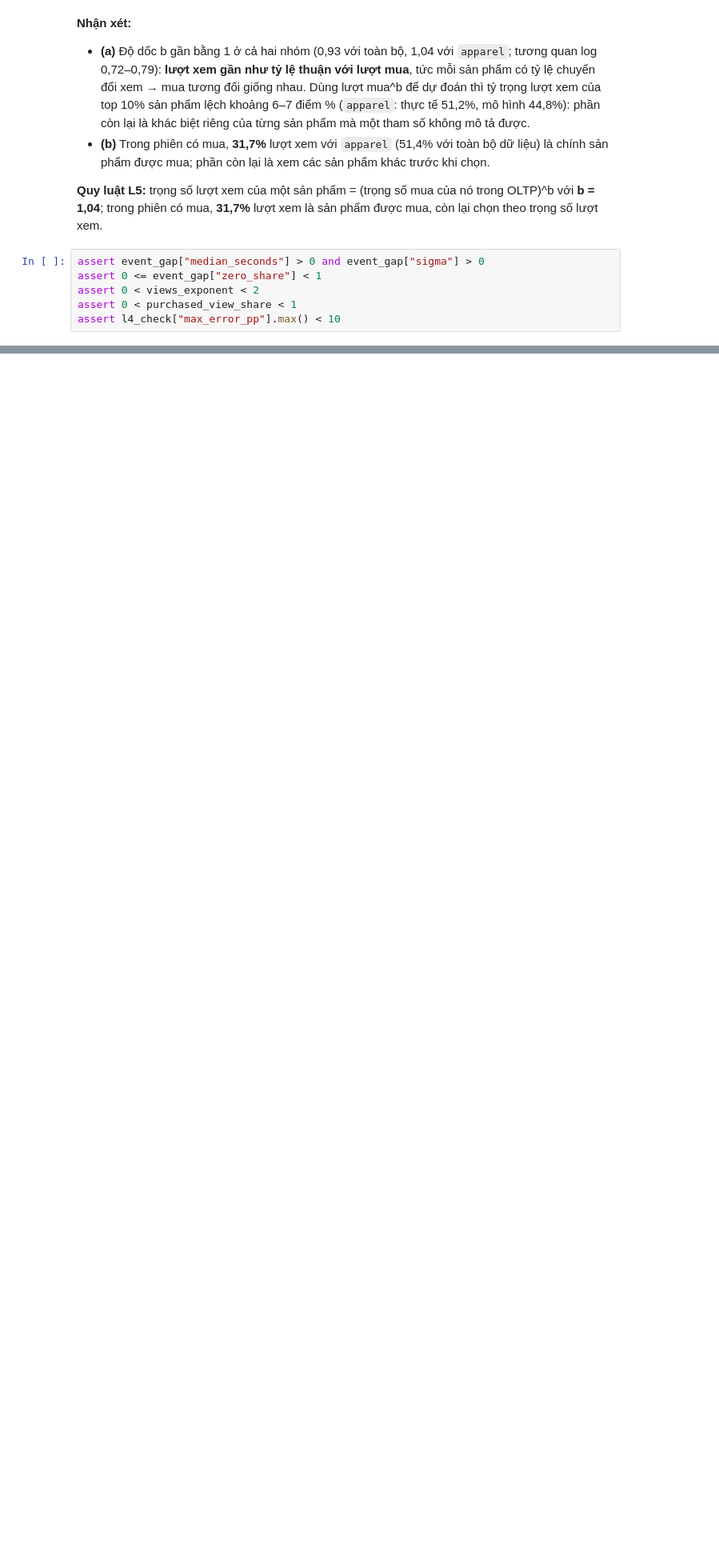
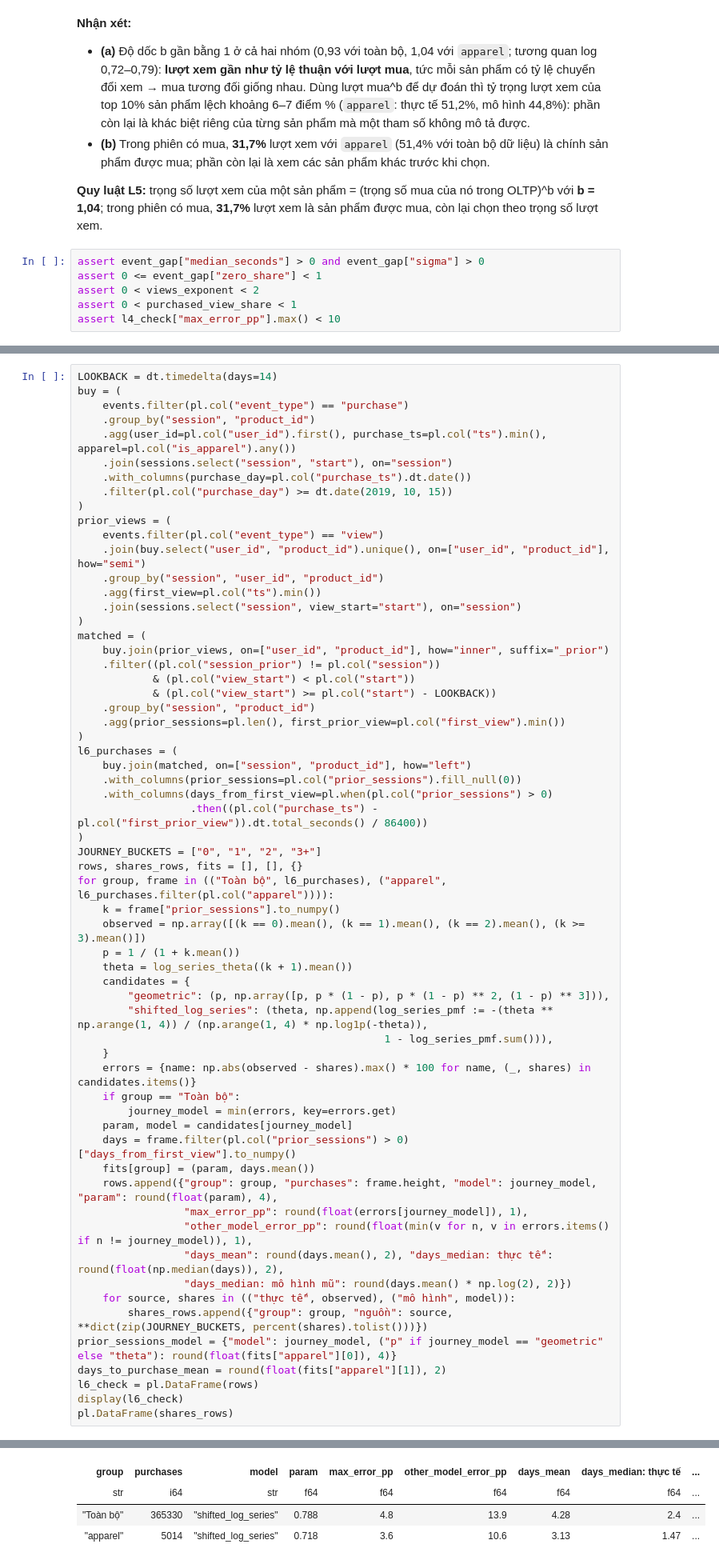
Before and after one commit to DanhTrannn/dk-ecommerce-data-platform, a Jupyter notebook: generator/notebooks/browsing_behavior_eda.ipynb, the cells around one changed output, grey strips where cells are left out. Shown at 80% size. Saved outputs shown, nothing was run; the diff lists cells and outputs as text; blank space fills up the shorter version.

Commit message:
feat(eda): measure multi-session purchase journeys

```diff
--- a/generator/notebooks/browsing_behavior_eda.ipynb
+++ b/generator/notebooks/browsing_behavior_eda.ipynb
@@ -479,0 +486,62 @@ assert l4_check["max_error_pp"].max() < 10
+# %%
+LOOKBACK = dt.timedelta(days=14)
+buy = (
+    events.filter(pl.col("event_type") == "purchase")
+    .group_by("session", "product_id")
+    .agg(user_id=pl.col("user_id").first(), purchase_ts=pl.col("ts").min(), apparel=pl.col("is_apparel").any())
+    .join(sessions.select("session", "start"), on="session")
+    .with_columns(purchase_day=pl.col("purchase_ts").dt.date())
+    .filter(pl.col("purchase_day") >= dt.date(2019, 10, 15))
+)
+prior_views = (
+    events.filter(pl.col("event_type") == "view")
+    .join(buy.select("user_id", "product_id").unique(), on=["user_id", "product_id"], how="semi")
+    .group_by("session", "user_id", "product_id")
+    .agg(first_view=pl.col("ts").min())
+    .join(sessions.select("session", view_start="start"), on="session")
+)
+matched = (
+    buy.join(prior_views, on=["user_id", "product_id"], how="inner", suffix="_prior")
+    .filter((pl.col("session_prior") != pl.col("session"))
+            & (pl.col("view_start") < pl.col("start"))
+            & (pl.col("view_start") >= pl.col("start") - LOOKBACK))
+    .group_by("session", "product_id")
+    .agg(prior_sessions=pl.len(), first_prior_view=pl.col("first_view").min())
+)
+l6_purchases = (
+    buy.join(matched, on=["session", "product_id"], how="left")
+    .with_columns(prior_sessions=pl.col("prior_sessions").fill_null(0))
+    .with_columns(days_from_first_view=pl.when(pl.col("prior_sessions") > 0)
+                  .then((pl.col("purchase_ts") - pl.col("first_prior_view")).dt.total_seconds() / 86400))
+)
+JOURNEY_BUCKETS = ["0", "1", "2", "3+"]
+rows, shares_rows, fits = [], [], {}
+for group, frame in (("Toàn bộ", l6_purchases), ("apparel", l6_purchases.filter(pl.col("apparel")))):
+    k = frame["prior_sessions"].to_numpy()
+    observed = np.array([(k == 0).mean(), (k == 1).mean(), (k == 2).mean(), (k >= 3).mean()])
+    p = 1 / (1 + k.mean())
+    theta = log_series_theta((k + 1).mean())
+    candidates = {
+        "geometric": (p, np.array([p, p * (1 - p), p * (1 - p) ** 2, (1 - p) ** 3])),
+        "shifted_log_series": (theta, np.append(log_series_pmf := -(theta ** np.arange(1, 4)) / (np.arange(1, 4) * np.log1p(-theta)),
+                                                 1 - log_series_pmf.sum())),
+    }
+    errors = {name: np.abs(observed - shares).max() * 100 for name, (_, shares) in candidates.items()}
+    if group == "Toàn bộ":
+        journey_model = min(errors, key=errors.get)
+    param, model = candidates[journey_model]
+    days = frame.filter(pl.col("prior_sessions") > 0)["days_from_first_view"].to_numpy()
+    fits[group] = (param, days.mean())
+    rows.append({"group": group, "purchases": frame.height, "model": journey_model, "param": round(float(param), 4),
+                 "max_error_pp": round(float(errors[journey_model]), 1),
+                 "other_model_error_pp": round(float(min(v for n, v in errors.items() if n != journey_model)), 1),
+                 "days_mean": round(days.mean(), 2), "days_median: thực tế": round(float(np.median(days)), 2),
+                 "days_median: mô hình mũ": round(days.mean() * np.log(2), 2)})
+    for source, shares in (("thực tế", observed), ("mô hình", model)):
+        shares_rows.append({"group": group, "nguồn": source, **dict(zip(JOURNEY_BUCKETS, percent(shares).tolist()))})
+prior_sessions_model = {"model": journey_model, ("p" if journey_model == "geometric" else "theta"): round(float(fits["apparel"][0]), 4)}
+days_to_purchase_mean = round(float(fits["apparel"][1]), 2)
+l6_check = pl.DataFrame(rows)
+display(l6_check)
+pl.DataFrame(shares_rows)
+# %% [output]
@@ -479,0 +549,4 @@ assert l4_check["max_error_pp"].max() < 10
+| group | purchases | model | param | max_error_pp | other_model_error_pp | days_mean | days_median: thực tế | ... |
+| str | i64 | str | f64 | f64 | f64 | f64 | f64 | ... |
+| "Toàn bộ" | 365330 | "shifted_log_series" | 0.788 | 4.8 | 13.9 | 4.28 | 2.4 | ... |
+| "apparel" | 5014 | "shifted_log_series" | 0.718 | 3.6 | 10.6 | 3.13 | 1.47 | ... |
```
Also changed, not shown: parts of 4 cells of this notebook.
